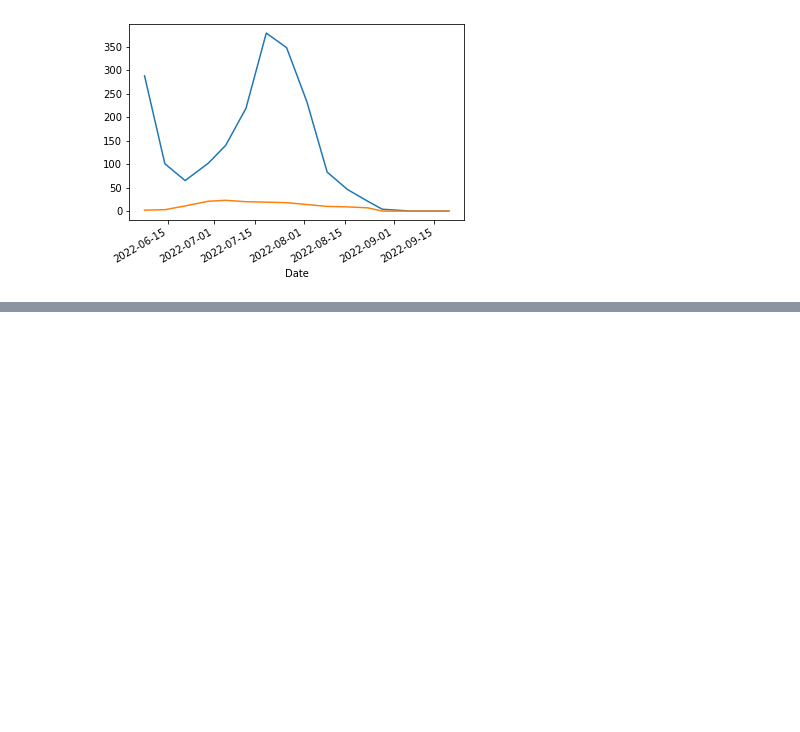
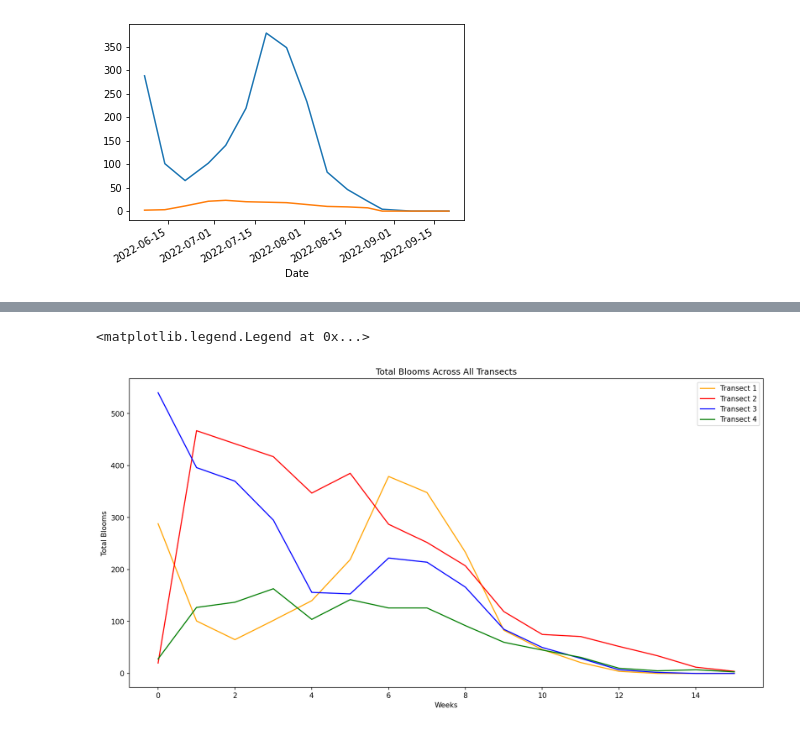
Before and after one commit to emaynard10/Phenology-Analysis, a Jupyter notebook: Import data.ipynb, the cells around one changed output, grey strips where cells are left out. Saved outputs shown, nothing was run; the diff lists cells and outputs as text; code cells hidden in the pictures; blank space fills up the shorter version.

```diff
--- a/Import data.ipynb
+++ b/Import data.ipynb
@@ -230,0 +196,21 @@ df.groupby('country').plot(x='year', y='unemployment', ax=ax, legend=False)
+# %%
+# to set the plot size
+plt.figure(figsize=(16, 8), dpi=150)
+
+# using plot method to plot open prices.
+# in plot method we set the label and color of the curve.
+df1['Total Blooms'].plot(x='Date', label='Transect 1', color='orange')
+df2['Total Blooms'].plot(x='Date', label='Transect 2', color= 'red')
+df3['Total Blooms'].plot(x='Date', label='Transect 3', color= 'blue')
+df4['Total Blooms'].plot(x='Date', label='Transect 4', color= 'green')
+# adding title to the plot
+plt.title('Total Blooms Across All Transects')
+
+# adding Label to the x-axis
+plt.xlabel('Weeks')
+plt.ylabel('Total Blooms')
+# adding legend to the curve
+plt.legend()
+# %% [output]
+<matplotlib.legend.Legend at 0x...>
+[figure, added]
```
Also changed, not shown: parts of 18 cells of this notebook.
